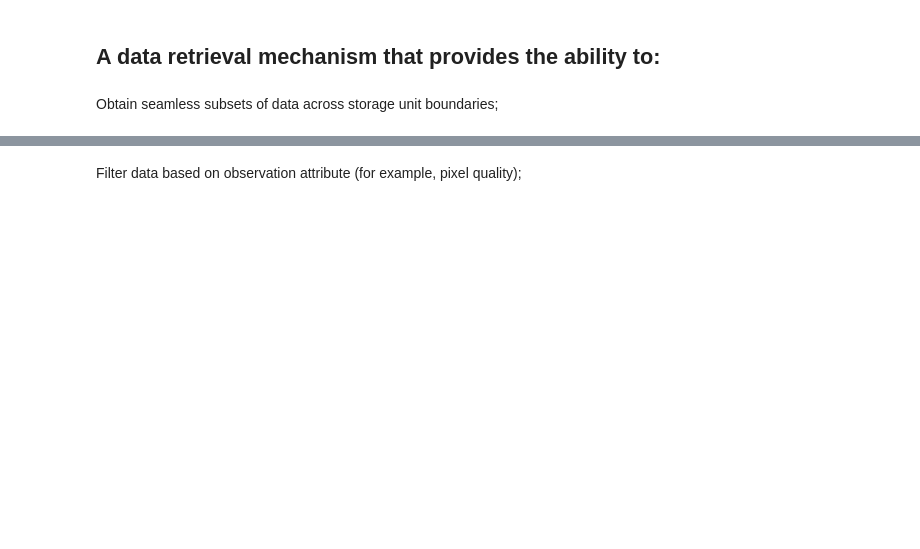
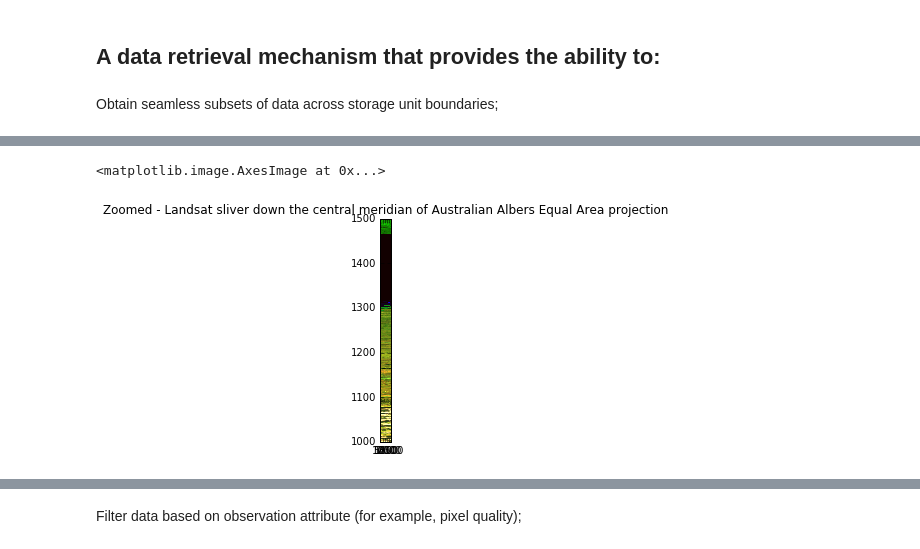
Before and after one commit to GeoscienceAustralia/dea-validation, a Jupyter notebook: requirements_met.ipynb, the cells around one changed output, grey strips where cells are left out. Cells and saved outputs as stored; diff of their text form; code cells hidden in the pictures; blank space fills up the shorter version.

```diff
--- a/requirements_met.ipynb
+++ b/requirements_met.ipynb
@@ -327,3 +341,9 @@ parts = []
+# %%
+plt.title('Zoomed - Landsat sliver down the central meridian of Australian Albers Equal Area projection')
+plt.imshow(seamless_subset_scaled.isel(time=0), extent=[0,2500,1500,1500], aspect='100')
+# %% [output]
+<matplotlib.image.AxesImage at 0x...>
+[figure, added]
 # %%
 from datacube.api import GridWorkflow
 # %%
```
Also changed, not shown: parts of 49 cells of this notebook.
